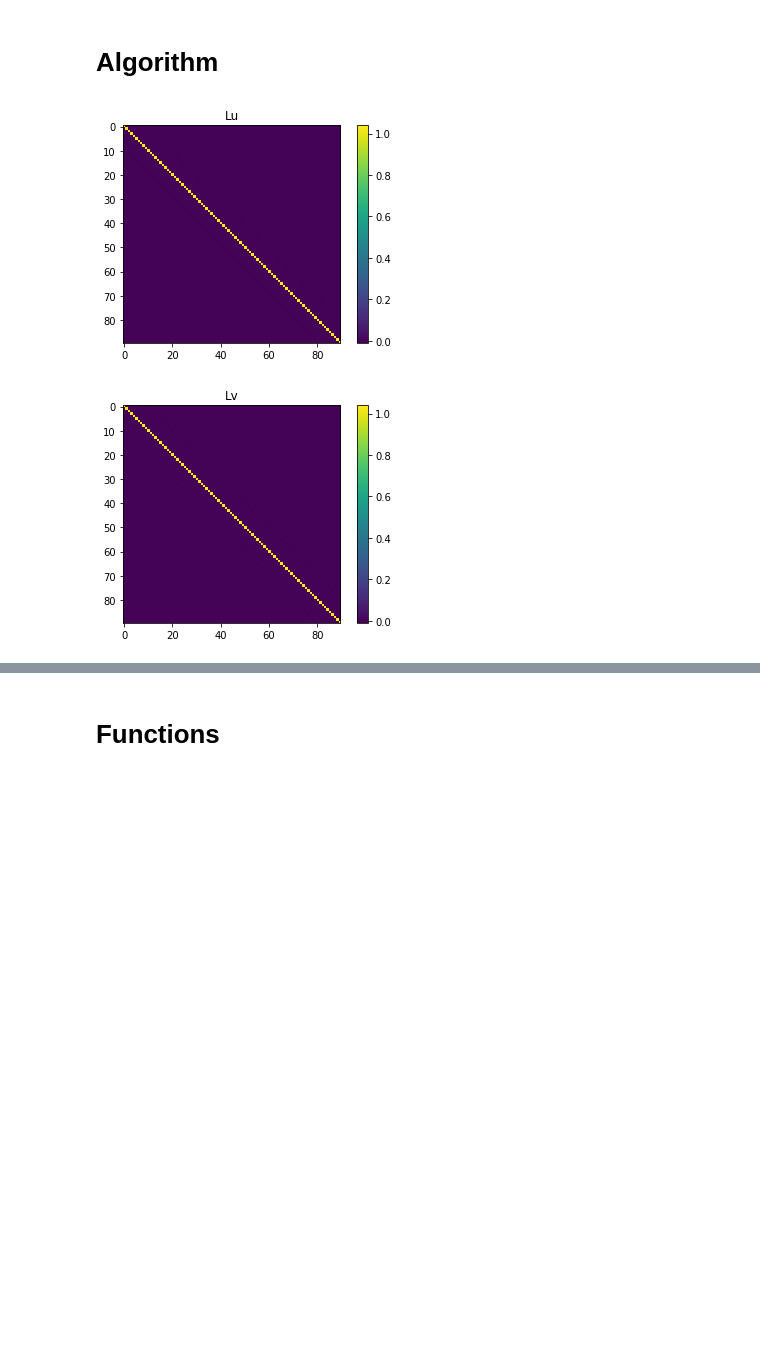
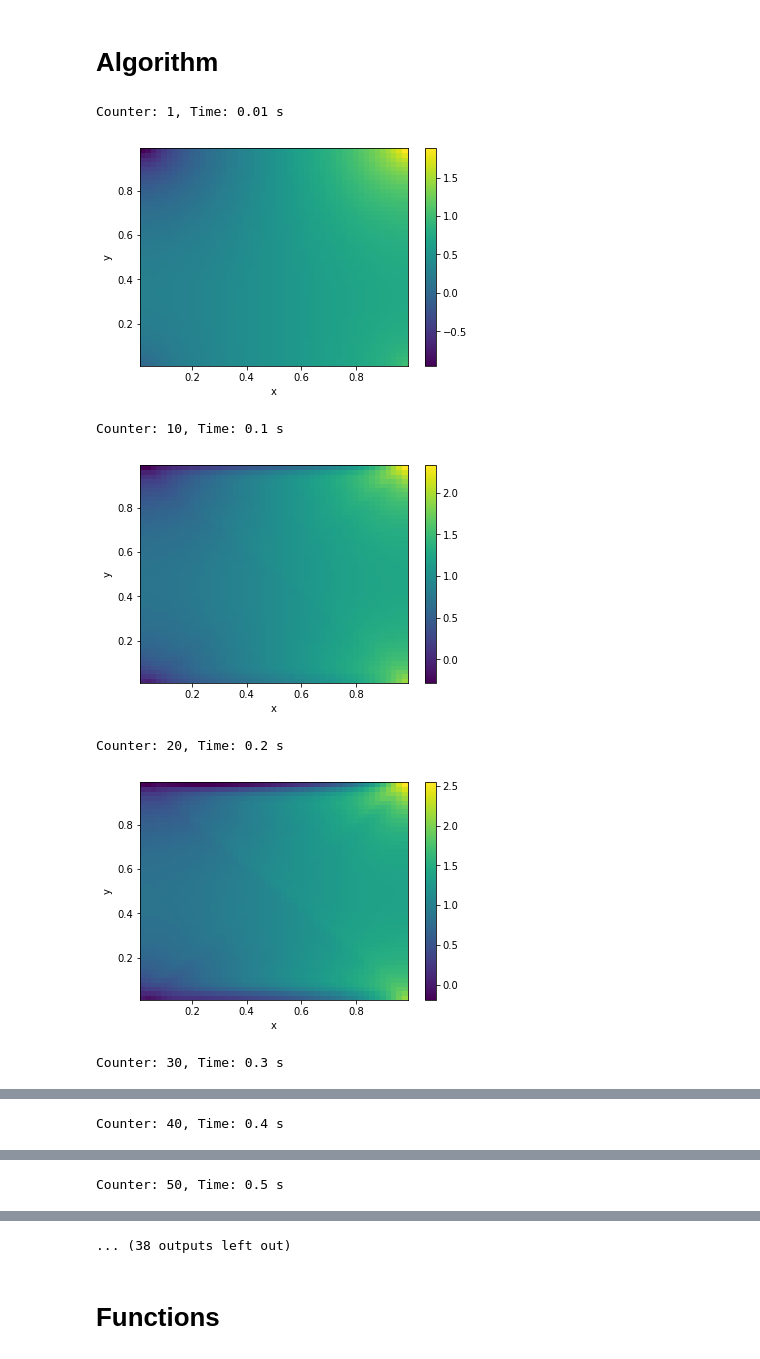
Before and after one commit to VHeusinkveld/2D_Incompressible_NV_Solver-CP4, a Jupyter notebook: navier_stokes.ipynb, the cells around one changed output, grey strips where cells are left out. Cells and saved outputs as stored; diff of their text form; code cells hidden in the pictures; blank space fills up the shorter version.

```diff
--- a/navier_stokes.ipynb
+++ b/navier_stokes.ipynb
@@ -25,11 +25,11 @@ par = SimpleNamespace()
 
 const.Re = 1e2     # Reynolds number
 const.dt = 1e-2    # time step
-const.tf = 4e-1    # final time
+const.tf = 40e-1    # final time
 const.lx = 1       # width of box
 const.ly = 1       # height of box
-const.nx = 10      # number of x-gridpoints
-const.ny = 10      # number of y-gridpoints
+const.nx = 50      # number of x-gridpoints
+const.ny = 50      # number of y-gridpoints
 const.nsteps = 10  # number of steps with graphic output
 
 const.nt = np.ceil(const.tf/const.dt)
@@ -65,18 +65,18 @@ Vbc = const.dt/const.Re*((np.vstack((vS, np.zeros((const.nx,const.ny-3), dtype =
                     np.vstack((2*vW[1:-1], np.zeros((const.nx-2, const.ny-1),dtype=float), 2*vE[1:-1]))/const.hy**2)
 
 # Operator matrices on P, U, V, Q respectively
-Lp = spa.kron(spa.eye(const.ny), laplace_m(const.nx, const.hx, 'Neumann')) +\
-     spa.kron(laplace_m(const.ny, const.hy, 'Neumann'), spa.eye(const.nx))
+Lp = spa.kron(spa.eye(const.ny), laplace_m(const.nx, const.hx, 1)) +\
+     spa.kron(laplace_m(const.ny, const.hy, 1), spa.eye(const.nx))
 #TODO Why 3/2 Lp[0,0]
 Lp[0,0] = 3/2*Lp[0,0]
 Lu = spa.eye((const.nx - 1) * const.ny) + \
-     (const.dt / const.Re) * ( spa.kron(spa.eye(const.ny), laplace_m(const.nx - 1, const.hx, 'Dirichelt_on') )  + \
-     spa.kron( laplace_m(const.ny, const.hy, 'Dirichelt_between'), spa.eye(const.nx - 1) ) )
+     (const.dt / const.Re) * ( spa.kron(spa.eye(const.ny), laplace_m(const.nx - 1, const.hx, 2) )  + \
+     spa.kron( laplace_m(const.ny, const.hy, 3), spa.eye(const.nx - 1) ) )
 Lv = spa.eye((const.ny-1)*const.nx) + \
-     (const.dt/const.Re)*(spa.kron(spa.eye(const.ny-1), laplace_m(const.nx, const.hx, 'Dirichelt_between'))+\
-     spa.kron(laplace_m(const.ny-1, const.hy, 'Dirichelt_on'), spa.eye(const.nx)))
-Lq = spa.kron(spa.eye(const.ny-1), laplace_m(const.nx-1, const.hx, 'Dirichlet_on')) +\
-     spa.kron(laplace_m(const.ny-1, const.hy, 'Dirichlet_on'), spa.eye(const.nx-1))
+     (const.dt/const.Re)*(spa.kron(spa.eye(const.ny-1), laplace_m(const.nx, const.hx, 3))+\
+     spa.kron(laplace_m(const.ny-1, const.hy, 2), spa.eye(const.nx)))
+Lq = spa.kron(spa.eye(const.ny-1), laplace_m(const.nx-1, const.hx, 2)) +\
+     spa.kron(laplace_m(const.ny-1, const.hy, 2), spa.eye(const.nx-1))
 np.shape(Lv)
 # Implement pre solution matrices
 ## WIP
@@ -136,34 +136,39 @@ while loop:
     V = np.reshape(v,(const.nx, const.ny-1))
 
     # Pressure correction
     # WIP, np.diff takes standard the difference over the last exis hence the y axis.
     grad_U = np.diff(np.vstack((uW, U, uE)), n=1, axis=0)/const.hx +\
              np.diff(np.vstack((vS, V.T, vN)).T, n=1, axis=1)/const.hy
     rhs = (1/const.dt)*np.reshape(grad_U,(-1,1))
     p = -spala.spsolve(Lp, rhs)
     P = np.reshape(p,(const.nx,const.ny))
     U = U - np.diff(P, n=1, axis=0)/const.hx*const.dt
     V = V - np.diff(P, n=1, axis=1)/const.hy*const.dt
 
     # Visualization
-    '''
+
     [X, Y] = np.meshgrid(ave(const.x, 'h'), ave(const.y, 'h'))
 
     if counter%const.nsteps==0 or counter == 1:
         print('Counter: ' + str(counter) + ',', 'Time: ' + str(const.dt*counter) + ' s')
         # WIP
         # Add velocity contour arrows and possibly Q
         # Would suggest that we make movies like so:
         # https://stackoverflow.com/questions/44947505/how-to-make-a-movie-out-of-images-in-python
         fig = plt.figure()
         contour = plt.pcolormesh(X, Y, P.T)
         plt.colorbar()
         plt.xlabel('x')
         plt.ylabel('y')
         plt.show()
-    '''
+
     if counter == np.ceil(const.tf/const.dt):
         loop = False
 # %% [output]
+Counter: 1, Time: 0.01 s
-[figure, old version]
+[figure, new version]
+Counter: 10, Time: 0.1 s
-[figure, old version]
+[figure, new version]
+Counter: 20, Time: 0.2 s
+[figure, added]
+Counter: 30, Time: 0.3 s
@@ -169,0 +176 @@ while loop:
+Counter: 40, Time: 0.4 s
@@ -169,0 +178 @@ while loop:
+Counter: 50, Time: 0.5 s
@@ -170,3 +180,4 @@ while loop:
+... (38 outputs left out)
 # %% [markdown]
 # Functions
 # %%
```
Also changed, not shown: parts of 3 cells of this notebook.
